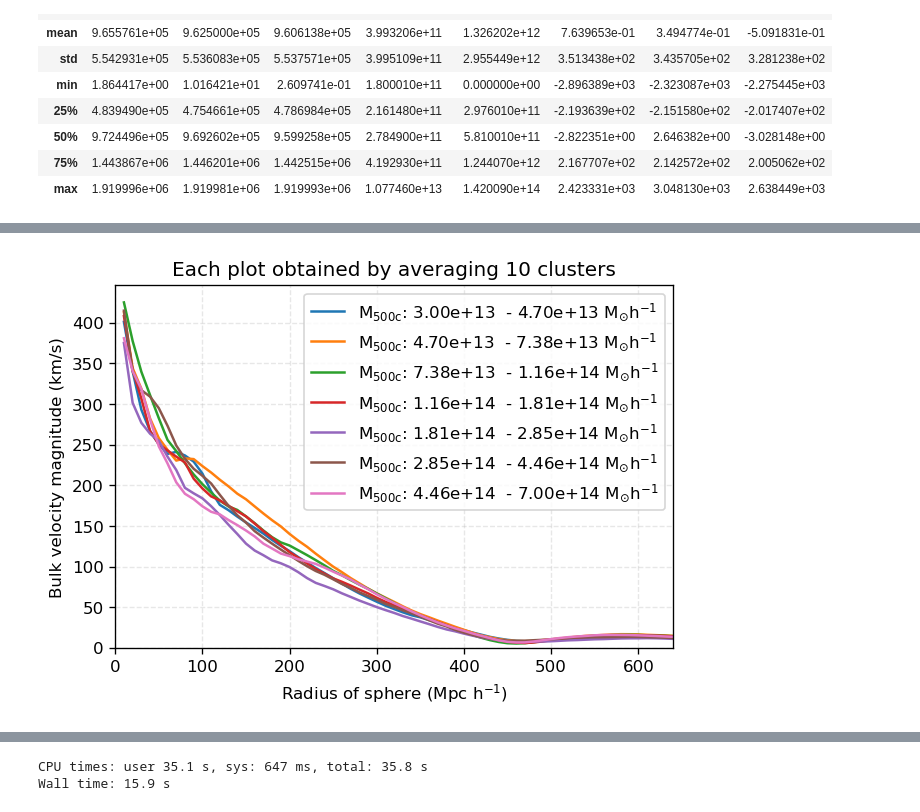
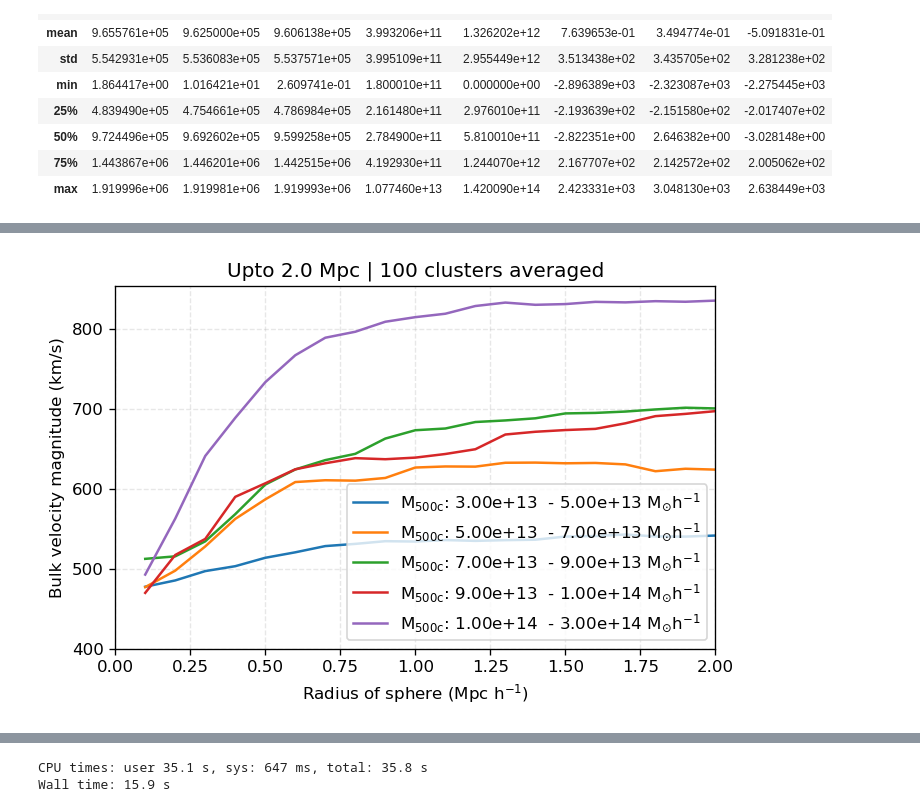
Before and after one commit to awaismirza92/velocity-reconstruction-and-kinetic-SZ, a Jupyter notebook: codes/Dipole_Bias/Dipole_Bias_big_box.ipynb, the cells around one changed output, grey strips where cells are left out. Drawn from its saved outputs; the diff is of its cells as text; code cells hidden in the pictures.

```diff
--- a/codes/Dipole_Bias/Dipole_Bias_big_box.ipynb
+++ b/codes/Dipole_Bias/Dipole_Bias_big_box.ipynb
@@ -216,0 +231,12 @@ df_gal_big.describe()
+# %%
+%%time
+df_gal_big['r_mag[kpc/h]'] = np.sqrt(df_gal_big['x[kpc/h]']**2 +
+                                     df_gal_big['y[kpc/h]']**2 +
+                                     df_gal_big['z[kpc/h]']**2)
+
+
+df_gal_big['v_los[km/s]'] = (((df_gal_big['vx[km/s]'] * df_gal_big['x[kpc/h]']) +
+                              (df_gal_big['vy[km/s]'] * df_gal_big['y[kpc/h]']) +
+                              (df_gal_big['vz[km/s]'] * df_gal_big['z[kpc/h]'])) /
+                               df_gal_big['r_mag[kpc/h]'])
+df_gal_big.describe()
@@ -282,17 +577,24 @@ def bulk_velocity_with_mass_mag_only(gray_shade, low_lim, upper_lim, df_clusters
 #              c = gray_shade,
              label = "M$_{500\mathrm{c}}$:" + " {:.2e} ".format(low_lim) + " - {:.2e} ".format(upper_lim) + 'M$_{\odot}$h$^{-1}$')
 # %%
+%%time
+
 plt.figure(dpi = dpi)
 plt.grid(ls = 'dashed', alpha = 0.3)
 
-# mass_ranges = [3e13, 5e13, 7e13, 9e13, 1e14, 3e14, 5e14, 7e14]
+mass_ranges = [3e13, 5e13, 7e13, 9e13, 1e14, 3e14, 5e14, 7e14]
+mass_ranges = [3e13, 5e13, 7e13, 9e13, 1e14, 3e14]
 # mass_ranges = [5e14, 7e14]
-mass_ranges = np.geomspace(3e13, 7e14, num = 8)
+# mass_ranges = np.geomspace(3e13, 7e14, num = 8)
 
 gray_shades = ['0.3', '0.4', '0.5', '0.6', '0.7', '0.8', '0.9']
 gray_shades = gray_shades[::-1]
 
-n_clusters = 10
+n_clusters = 100
+# n_clusters = 2
+
+max_extent = 2000
+radi = np.arange(100, max_extent + 1, 100)
 
 for i, mass in enumerate(mass_ranges[:-1]):
 
@@ -303,15 +605,22 @@ for i, mass in enumerate(mass_ranges[:-1]):
         continue
 
     bulk_velocity_with_mass_mag_only(gray_shades[i],mass_ranges[i], mass_ranges[i+1],
-                            df_clusters_center[(df_clusters_center['m500c[Msol/h]'] > mass_ranges[i]) &
-                                               (df_clusters_center['m500c[Msol/h]'] < mass_ranges[i+1])])
+                                    df_clusters_center[
+                                    (df_clusters_center['m500c[Msol/h]'] > mass_ranges[i]) &
+                                    (df_clusters_center['m500c[Msol/h]'] < mass_ranges[i+1])],
+                                    radi, max_extent)
+
+#     break
 
 plt.xlabel('Radius of sphere (Mpc h$^{-1}$)')
 plt.ylabel('Bulk velocity magnitude (km/s)')
 plt.legend()
-plt.ylim(0, )
+plt.ylim(400,)
+plt.xlim(0, max_extent/1e3)
 
 
 
-plt.title(f'Each plot obtained by averaging {n_clusters} clusters');
+plt.title(f'Upto {max_extent/1e3} Mpc | {n_clusters} clusters averaged');
+plt.tight_layout()
+# plt.savefig(f'Plots/bulk_vel_{n_clusters}_clusters_averaged.pdf')
 # %% [output]
@@ -318 +629 @@ plt.title(f'Each plot obtained by averaging {n_clusters} clusters');
-[figure, old version]
+[figure, new version]
```
Also changed, not shown: parts of 20 cells of this notebook.
